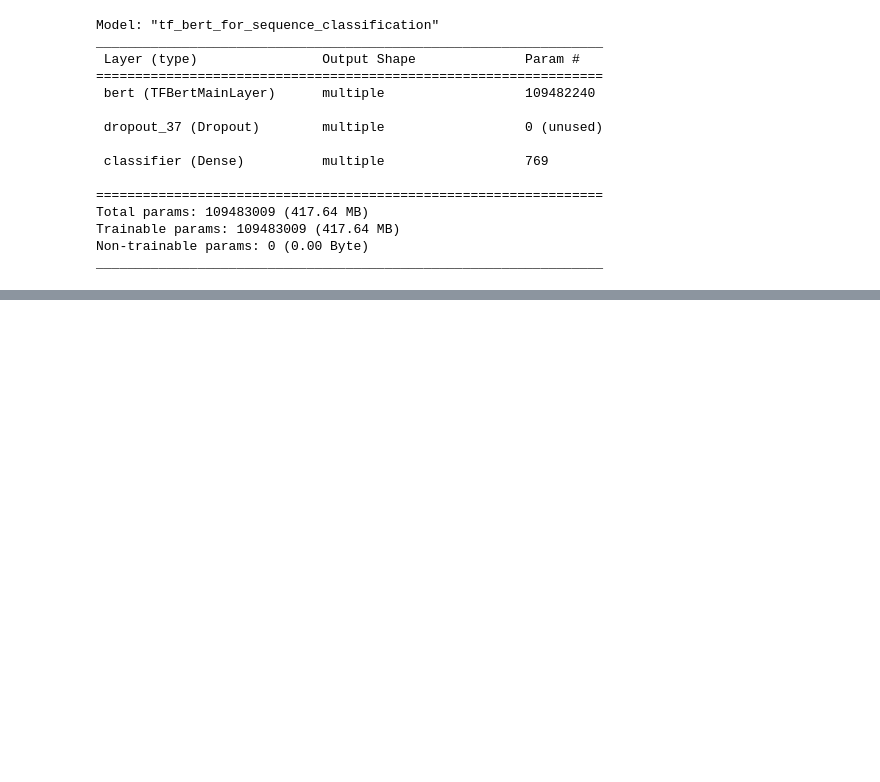
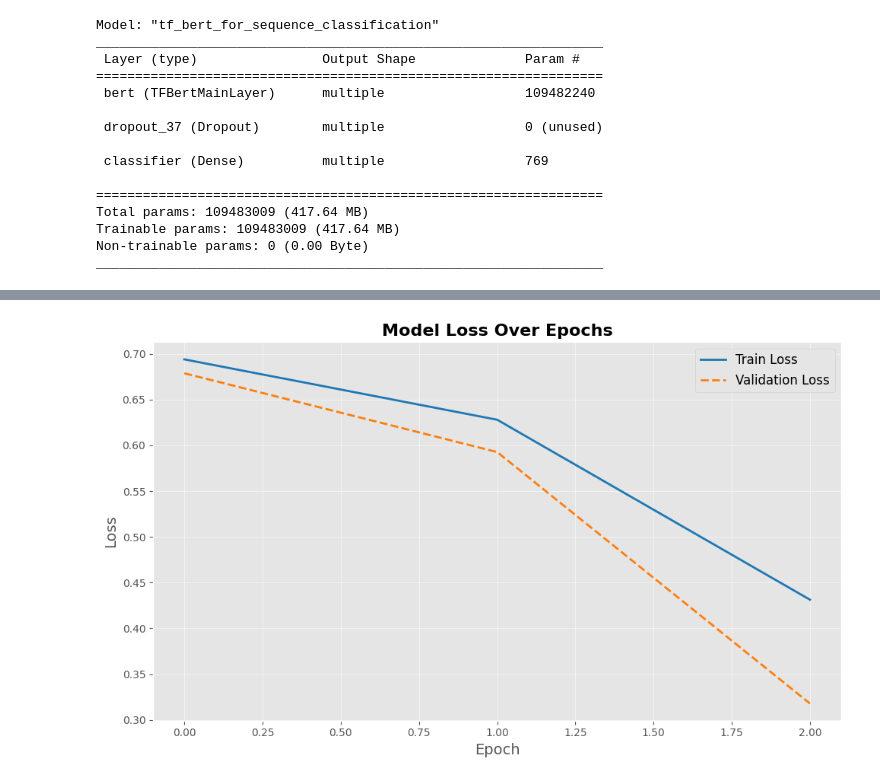
Before and after one commit to Zeeshan-Hamid/NLP-Projects, a Jupyter notebook: BERT Sentiment Analysis/BERT_Sentiment_Analysis.ipynb, the cells around one changed output, grey strips where cells are left out. Cells and saved outputs as stored; diff of their text form; code cells hidden in the pictures; blank space fills up the shorter version.

Commit message:
Complete model training + result
took around 1.3 hours on colab T4 GPU

```diff
--- a/BERT Sentiment Analysis/BERT_Sentiment_Analysis.ipynb
+++ b/BERT Sentiment Analysis/BERT_Sentiment_Analysis.ipynb
@@ -229,3 +229,20 @@ Total params: 109483009 (417.64 MB)
 Trainable params: 109483009 (417.64 MB)
 Non-trainable params: 0 (0.00 Byte)
 _________________________________________________________________
+# %%
+num_epochs = 3
+batches_per_epoch = len(tokenized_dataset["train"]) // BATCH_SIZE
+total_train_steps = int(batches_per_epoch * num_epochs)
+# %%
+# Optimizer
+optimizer, schedule = create_optimizer(init_lr=2e-5,num_warmup_steps=0, num_train_steps=total_train_steps)
+# %%
+model.compile(loss=tf.keras.losses.BinaryCrossentropy(),
+    optimizer=optimizer,
+    metrics=['accuracy'],)
+    #run_eagerly=True)
+# %%
+history=model.fit(
+    tf_train_dataset.take(1000),
+    validation_data=tf_val_dataset,
+    epochs=3)
@@ -231,0 +256,29 @@ _________________________________________________________________
+# %%
+
+plt.style.use('ggplot')
+
+
+train_color = '#1f77b4'  # Blue
+val_color = '#ff7f0e'    # Orange
+
+
+plt.figure(figsize=(10, 6))
+plt.plot(history.history['loss'], color=train_color, linewidth=2, label='Train Loss')
+plt.plot(history.history['val_loss'], color=val_color, linewidth=2, linestyle='--', label='Validation Loss')
+
+
+plt.title('Model Loss Over Epochs', fontsize=16, fontweight='bold')
+plt.ylabel('Loss', fontsize=14)
+plt.xlabel('Epoch', fontsize=14)
+
+
+plt.legend(loc='upper right', fontsize=12)
+
+
+plt.grid(alpha=0.5)
+
+
+plt.tight_layout()
+plt.show()
+# %% [output]
+[figure, added]
```
Also changed, not shown: parts of 4 cells of this notebook.
